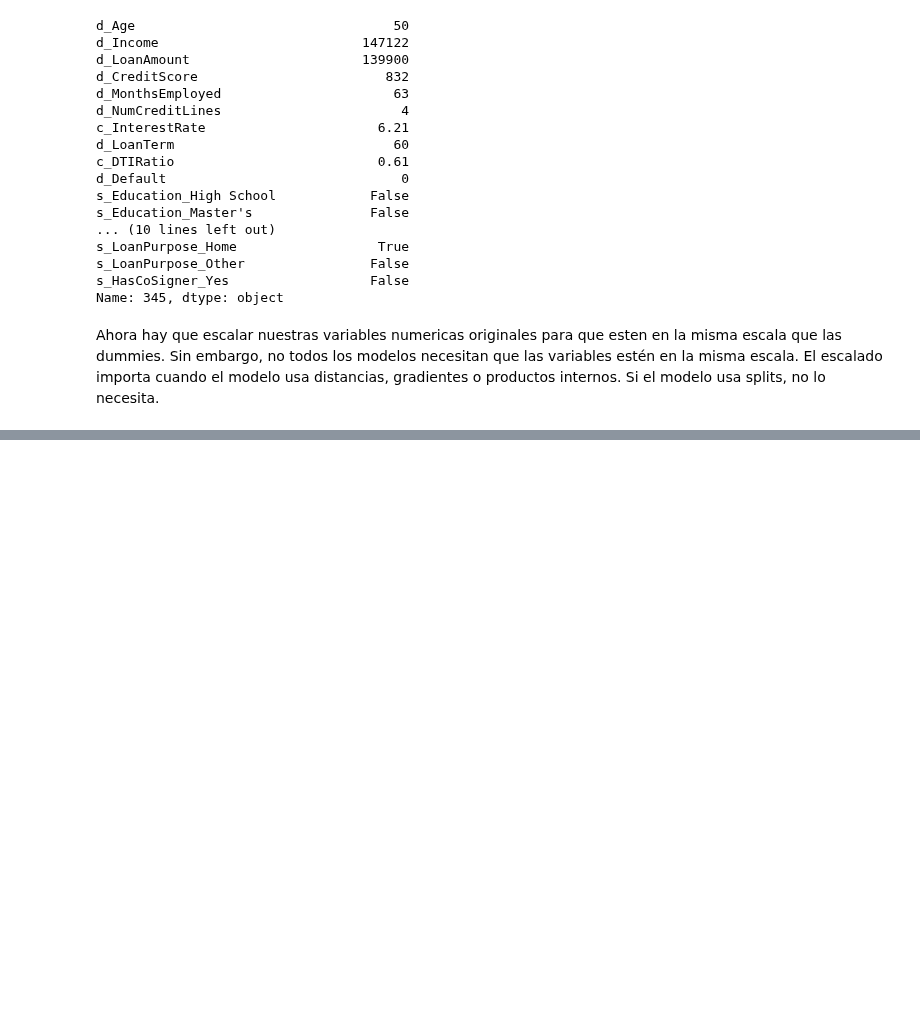
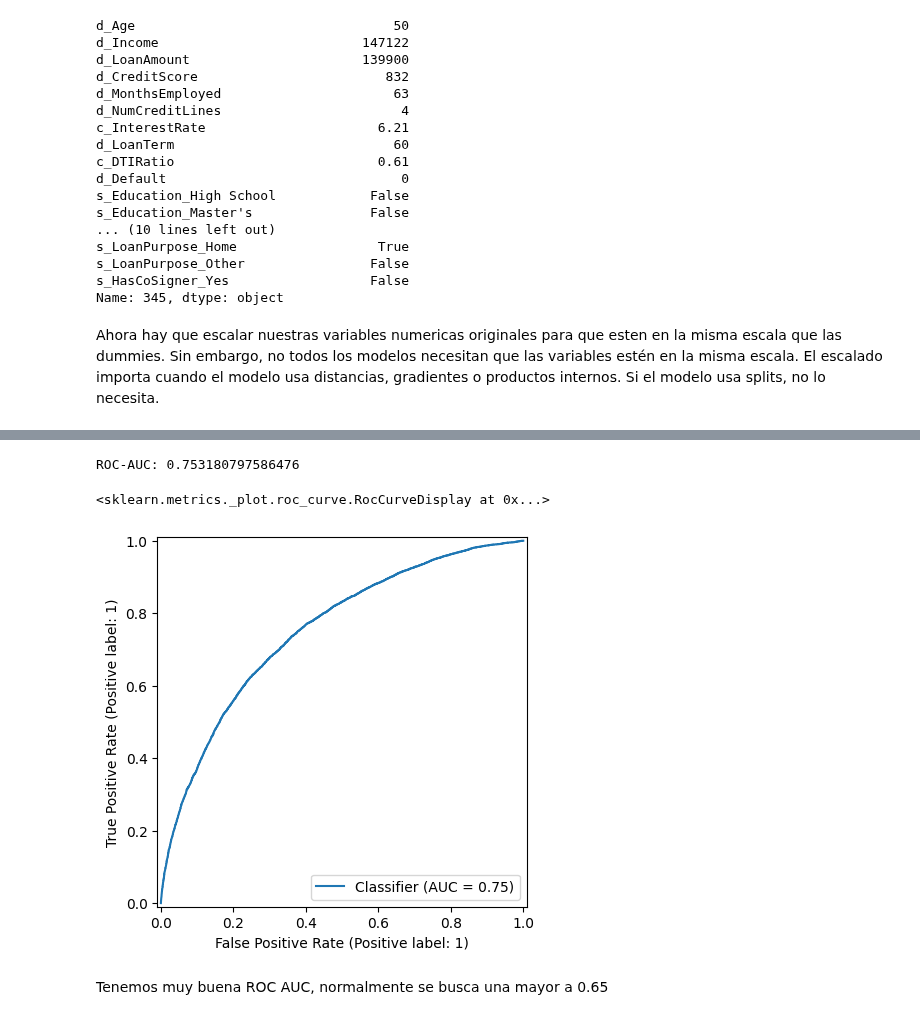
Before and after one commit to RedLakes17/Proyectos, a Jupyter notebook: CreditStatus.ipynb, the cells around one changed output, grey strips where cells are left out. Cells and saved outputs as stored; diff of their text form; code cells hidden in the pictures; blank space fills up the shorter version.

```diff
--- a/CreditStatus.ipynb
+++ b/CreditStatus.ipynb
@@ -433,0 +361,29 @@ weighted avg       0.86      0.70      0.75     51070
+# %%
+#Dividimos las columnas que necesitan ser escaladas de las que no
+num_cols = [col for col in data_encoded.columns if not col.startswith('s_') and col != 'd_Default']
+cat_cols = [col for col in data_encoded.columns if col.startswith('s_')]
+# %%
+#Armamos el procesador de datos
+from sklearn.compose import ColumnTransformer
+
+data_procesador = ColumnTransformer(
+    transformers=[
+        ('numericas', StandardScaler(), num_cols),
+        ('categoricas', 'passthrough', cat_cols)
+    ]
+)
+# %%
+#Armamos la pipeline del modelo
+from sklearn.linear_model import LogisticRegression
+from sklearn.pipeline import Pipeline
+
+modelo = Pipeline(
+    steps=[
+        ('procesamiento_datos', data_procesador),
+        ('Regresion_logistica', LogisticRegression(
+            class_weight='balanced', #resuelve el desbalance de clases y le da mas peso a la clase minoritaria
+            max_iter = 1000))
+    ]
+)
+
+modelo.fit(x_train, y_train)
@@ -433,0 +408,19 @@ weighted avg       0.86      0.70      0.75     51070
+# %%
+#Ahora importamos las metricas para evaluar que tan bien predice el modelo
+from sklearn.metrics import (roc_auc_score, classification_report, confusion_matrix, RocCurveDisplay)
+
+y_pred = modelo.predict(x_test) #Predice proba y asigna clase de acuerdo a umbral de 0.5
+y_proba = modelo.predict_proba(x_test)[:,1] #Solo predice proba de la clase 1 (la que es default)
+# %%
+#Area debajo la curva, toma y_proba y todos los umbrales para clasificar las prediciones de y_proba en positivas o negativas. Con y_test se ve la validez de la prediccion.
+roc_auc_sacore = roc_auc_score(y_test, y_proba)
+print('ROC-AUC:' ,roc_auc_sacore)
+# %% [output]
+ROC-AUC: 0.753180797586476
+# %%
+RocCurveDisplay.from_predictions(y_test, y_proba)
+# %% [output]
+<sklearn.metrics._plot.roc_curve.RocCurveDisplay at 0x...>
+[figure, added]
+# %% [markdown]
+Tenemos muy buena ROC AUC, normalmente se busca una mayor a 0.65
```
Also changed, not shown: parts of 16 cells of this notebook.
